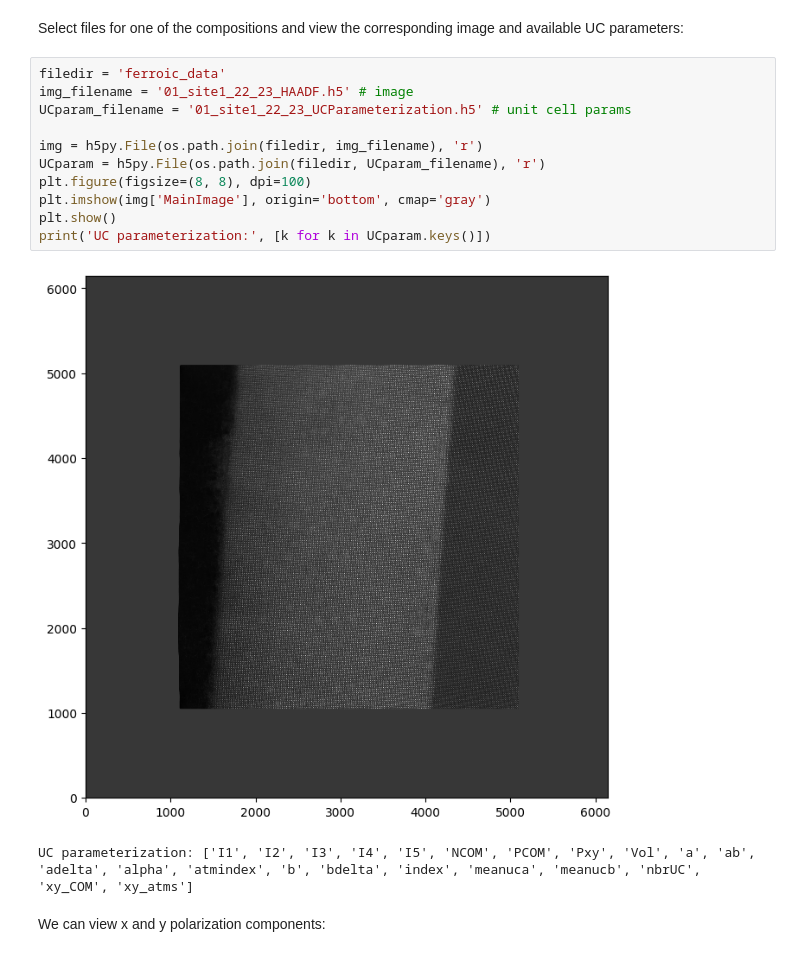
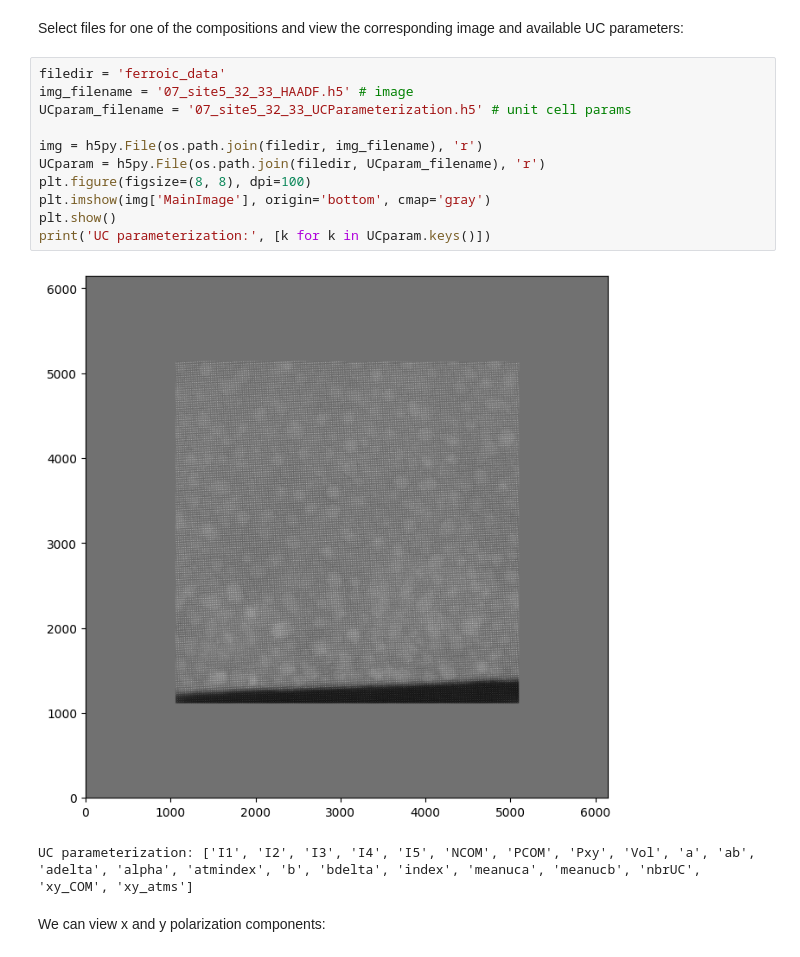
Before and after one commit to ziatdinovmax/Notebooks-for-papers, a Jupyter notebook: ferroics-causal-analysis.ipynb, the cells around one changed output. Cells and saved outputs as stored; diff of their text form.

```diff
--- a/ferroics-causal-analysis.ipynb
+++ b/ferroics-causal-analysis.ipynb
@@ -41,17 +42,17 @@ torch.random.manual_seed(0);
 Select files for one of the compositions and view the corresponding image and available UC parameters:
 # %%
 filedir = 'ferroic_data'
-img_filename = '01_site1_22_23_HAADF.h5' # image
-UCparam_filename = '01_site1_22_23_UCParameterization.h5' # unit cell params
+img_filename = '07_site5_32_33_HAADF.h5' # image
+UCparam_filename = '07_site5_32_33_UCParameterization.h5' # unit cell params
 
 img = h5py.File(os.path.join(filedir, img_filename), 'r')
 UCparam = h5py.File(os.path.join(filedir, UCparam_filename), 'r')
 plt.figure(figsize=(8, 8), dpi=100)
 plt.imshow(img['MainImage'], origin='bottom', cmap='gray')
 plt.show()
 print('UC parameterization:', [k for k in UCparam.keys()])
 # %% [output]
-[figure, old version]
+[figure, new version]
 UC parameterization: ['I1', 'I2', 'I3', 'I4', 'I5', 'NCOM', 'PCOM', 'Pxy', 'Vol', 'a', 'ab', 'adelta', 'alpha', 'atmindex', 'b', 'bdelta', 'index', 'meanuca', 'meanucb', 'nbrUC', 'xy_COM', 'xy_atms']
 # %% [markdown]
 We can view x and y polarization components:
```
Also changed, not shown: parts of 5 cells of this notebook.
